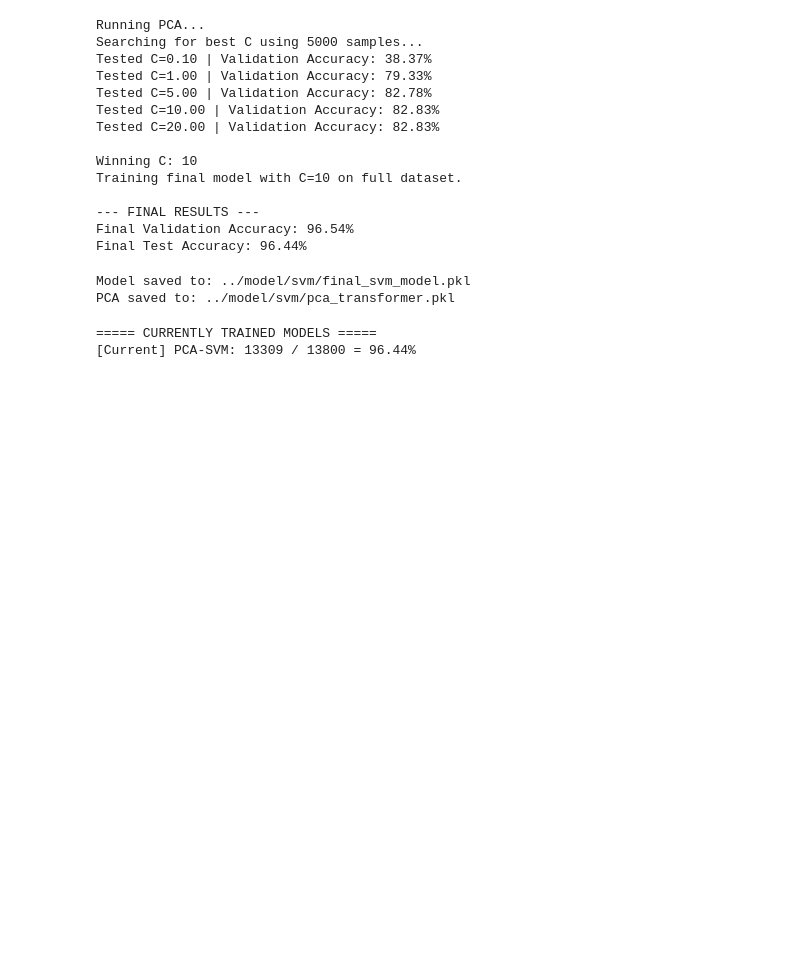
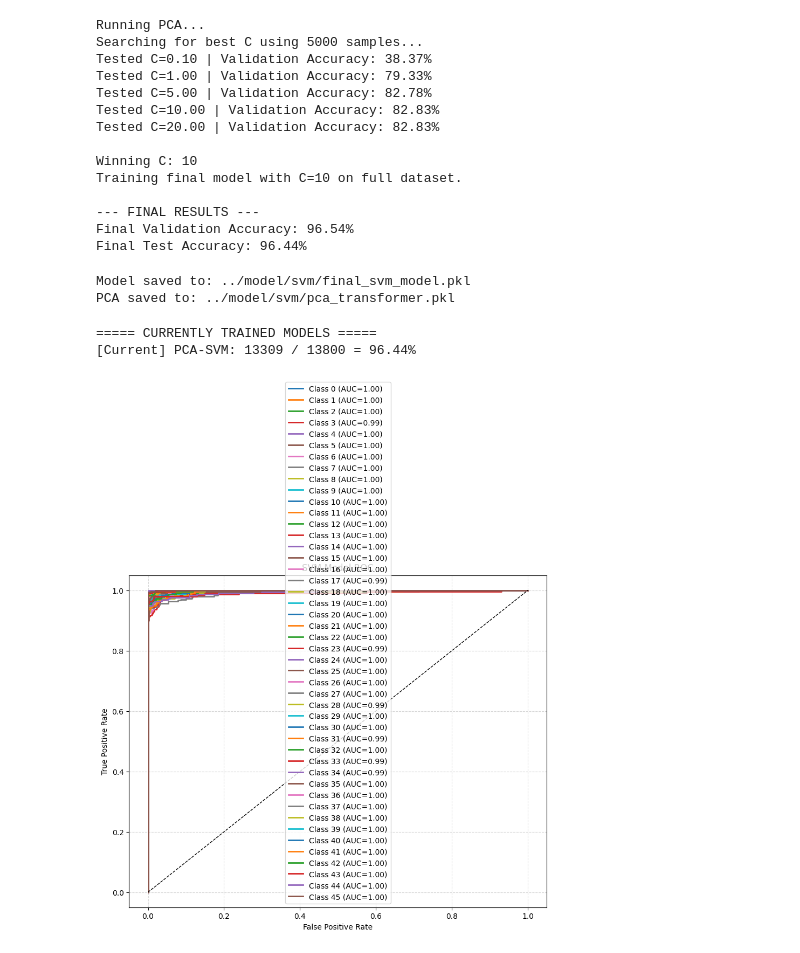
Before and after one commit to kebal7/devnagari-classification, a Jupyter notebook: src/main.ipynb, the cells around one changed output. Saved outputs shown, nothing was run; the diff lists cells and outputs as text; code cells hidden in the pictures; blank space fills up the shorter version.

```diff
--- a/src/main.ipynb
+++ b/src/main.ipynb
@@ -843,3 +849,23 @@ else:
 # %% [output]
 ===== CURRENTLY TRAINED MODELS =====
 [Current] PCA-SVM: 13309 / 13800 = 96.44%
+# %%
+def get_svm_scores_and_labels(svm_model, pca_tf, X_test, Y_test, num_classes=46):
+    X_scaled = X_test.reshape(len(X_test), -1) / 255.0
+    X_pca = pca_tf.transform(X_scaled)
+
+    # 1. Get raw scores
+    y_score = svm_model.decision_function(X_pca)
+
+    # Ensure Y_test is 0-indexed (0 to 45)
+    Y_test_final = Y_test - 1 if Y_test.min() == 1 else Y_test
+
+    # 3. Binarize
+    y_true_bin = label_binarize(Y_test_final, classes=range(num_classes))
+
+    return y_true_bin, y_score
+
+y_true_svm, y_score_svm = get_svm_scores_and_labels(final_svm, pca, X_test_svm, Y_test_svm)
+plot_multiclass_roc(y_true_svm, y_score_svm, title="SVM Model ROC")
+# %% [output]
+[figure, added]
```
Also changed, not shown: parts of 4 cells of this notebook.
